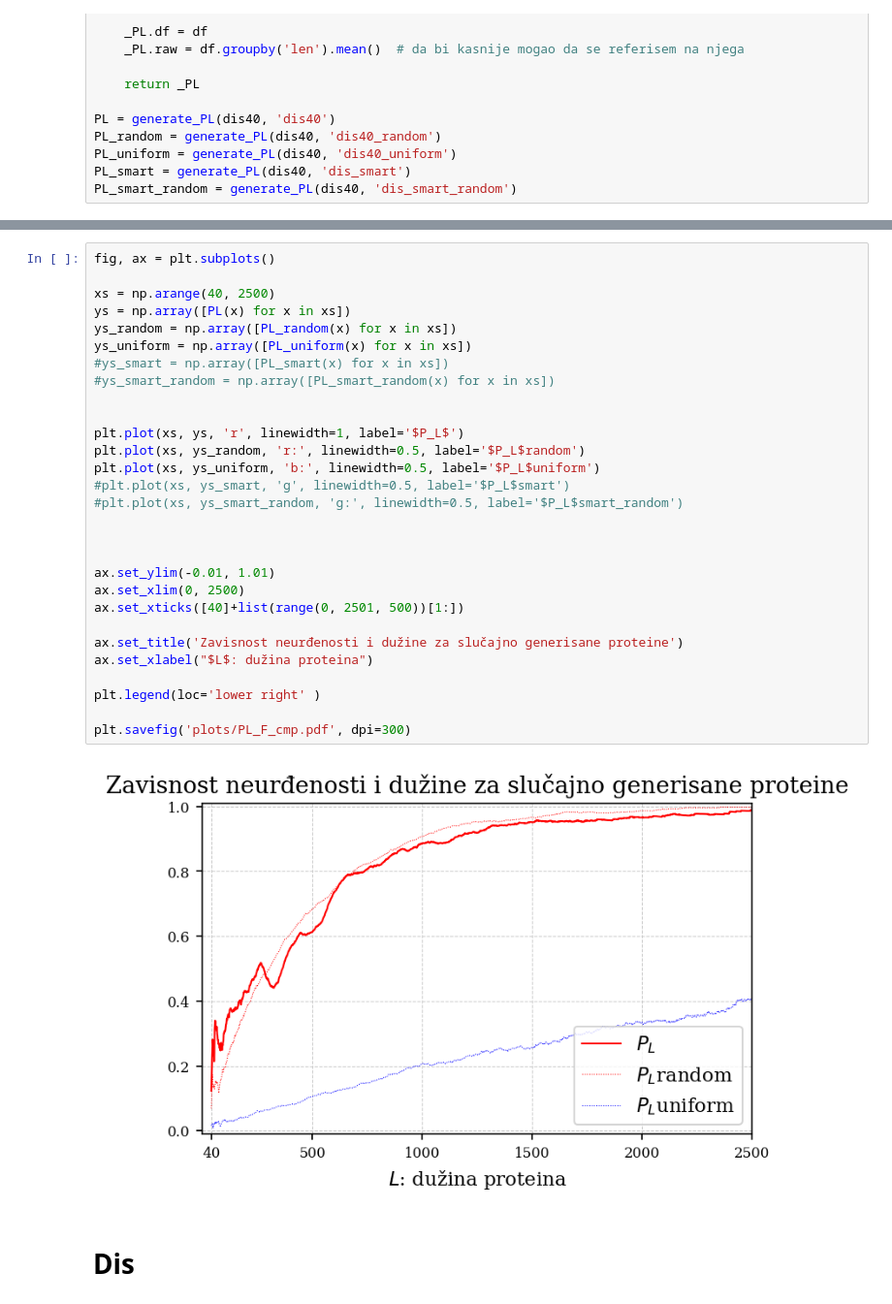
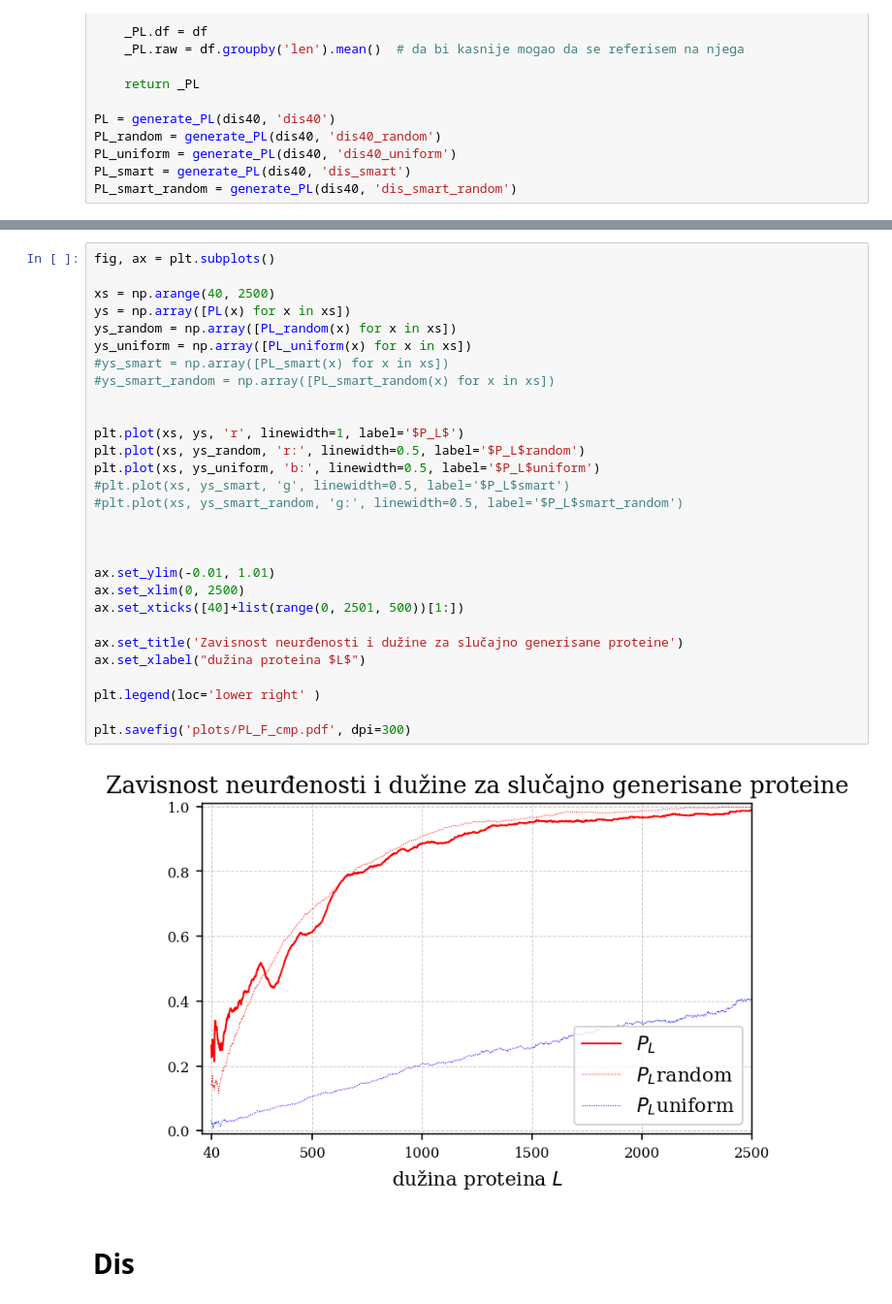
Before and after one commit to gvinterhalter/MASTER2, a Jupyter notebook: 2.0 Analiza.ipynb, the cells around one changed output, grey strips where cells are left out. Shown at 97% size. Saved outputs shown, nothing was run; the diff lists cells and outputs as text.

```diff
--- a/2.0 Analiza.ipynb
+++ b/2.0 Analiza.ipynb
@@ -100,34 +102,34 @@ plt.savefig('plots/PL_F.pdf', dpi=300)
 # %%
 fig, ax = plt.subplots()
 
 xs = np.arange(40, 2500)
 ys = np.array([PL(x) for x in xs])
 ys_random = np.array([PL_random(x) for x in xs])
 ys_uniform = np.array([PL_uniform(x) for x in xs])
 #ys_smart = np.array([PL_smart(x) for x in xs])
 #ys_smart_random = np.array([PL_smart_random(x) for x in xs])
 
 
 plt.plot(xs, ys, 'r', linewidth=1, label='$P_L$')
 plt.plot(xs, ys_random, 'r:', linewidth=0.5, label='$P_L$random')
 plt.plot(xs, ys_uniform, 'b:', linewidth=0.5, label='$P_L$uniform')
 #plt.plot(xs, ys_smart, 'g', linewidth=0.5, label='$P_L$smart')
 #plt.plot(xs, ys_smart_random, 'g:', linewidth=0.5, label='$P_L$smart_random')
 
 
 
 ax.set_ylim(-0.01, 1.01)
 ax.set_xlim(0, 2500)
 ax.set_xticks([40]+list(range(0, 2501, 500))[1:])
 
 ax.set_title('Zavisnost neurđenosti i dužine za slučajno generisane proteine')
-ax.set_xlabel("$L$: dužina proteina")
+ax.set_xlabel("dužina proteina $L$")
 
 plt.legend(loc='lower right' )
 
 plt.savefig('plots/PL_F_cmp.pdf', dpi=300)
 # %% [output]
-[figure, old version]
+[figure, new version]
 # %% [markdown]
 # Dis
 # %%
```
Also changed, not shown: parts of 21 cells of this notebook, 24 other files.
